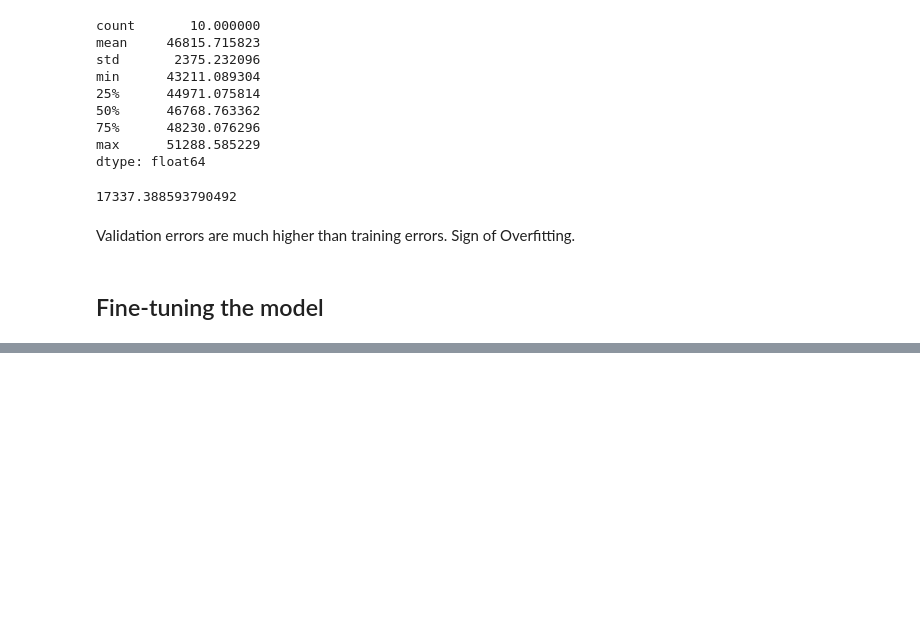
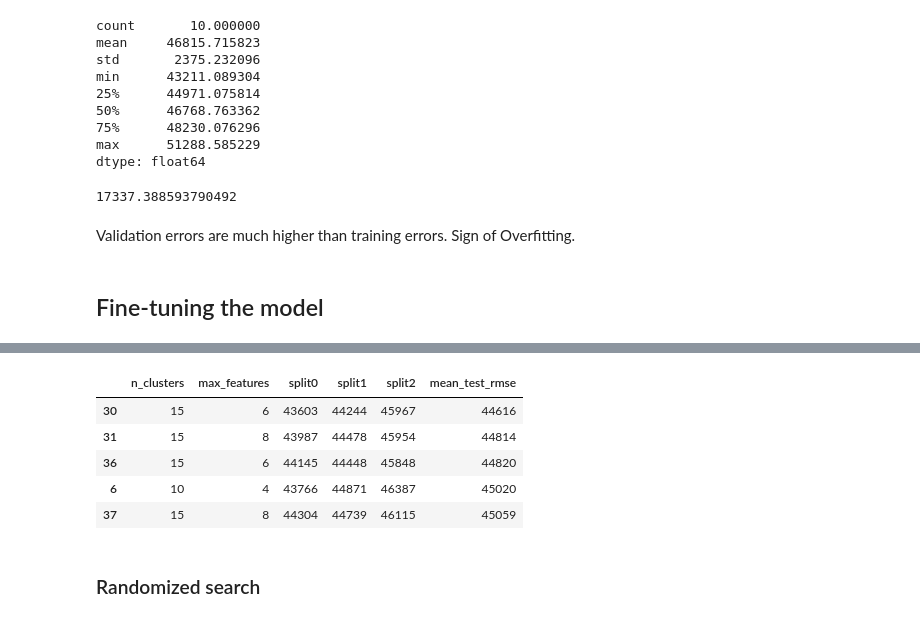
Before and after one commit to MrIsCM/Learning-Machine-Learning, a Jupyter notebook: 01_Housing.ipynb, the cells around one changed output, grey strips where cells are left out. Cells and saved outputs as stored; diff of their text form; code cells hidden in the pictures; blank space fills up the shorter version.

Commit message:
Fine tuning: Grid Search

```diff
--- a/01_Housing.ipynb
+++ b/01_Housing.ipynb
@@ -655,0 +658,24 @@ Sign of Overfitting.
+# %%
+from sklearn.model_selection import GridSearchCV
+
+full_pipeline = Pipeline([
+	("preprocessing", preprocessing),
+	("random_forest", RandomForestRegressor(random_state=42))
+])
+
+param_grid = [
+	{'preprocessing__geo__n_clusters': [5, 8, 10],
+	 'preprocessing__geo__gamma': [0.1, 0.5, 1.0],
+	 'random_forest__max_features': [4, 6, 8]},
+	{'preprocessing__geo__n_clusters': [10, 15],
+	 'preprocessing__geo__gamma': [0.5, 1.0],
+	 'random_forest__max_features': [6, 8, 10]}
+]
+
+# I used 'scoring' as 'neg_mean_squared_error', it is not rooted
+# To see the RMSE, I need to take the square root later
+grid_search = GridSearchCV(full_pipeline, param_grid, cv=3,
+						   scoring='neg_mean_squared_error',
+						   return_train_score=True)
+
+grid_search.fit(housing, housing_labels)
@@ -655,0 +728,26 @@ Sign of Overfitting.
+# %%
+cv_res = pd.DataFrame(grid_search.cv_results_)
+cv_res.sort_values("mean_test_score", ascending=False, inplace=True)
+
+# extra code – these few lines of code just make the DataFrame look nicer
+cv_res = cv_res[["param_preprocessing__geo__n_clusters",
+                 "param_random_forest__max_features", "split0_test_score",
+                 "split1_test_score", "split2_test_score", "mean_test_score"]]
+score_cols = ["split0", "split1", "split2", "mean_test_rmse"]
+cv_res.columns = ["n_clusters", "max_features"] + score_cols
+cv_res[score_cols] = -cv_res[score_cols].round()
+
+# Needed because in the grid search we used the negative MSE (we didn't root it)
+for score in score_cols:
+	cv_res[score] = np.sqrt(cv_res[score]).astype(np.int64)
+
+cv_res.head()
+# %% [output]
+|  | n_clusters | max_features | split0 | split1 | split2 | mean_test_rmse |
+| 30 | 15 | 6 | 43603 | 44244 | 45967 | 44616 |
+| 31 | 15 | 8 | 43987 | 44478 | 45954 | 44814 |
+| 36 | 15 | 6 | 44145 | 44448 | 45848 | 44820 |
+| 6 | 10 | 4 | 43766 | 44871 | 46387 | 45020 |
+| 37 | 15 | 8 | 44304 | 44739 | 46115 | 45059 |
+# %% [markdown]
+### Randomized search
```
Also changed, not shown: parts of 4 cells of this notebook.
